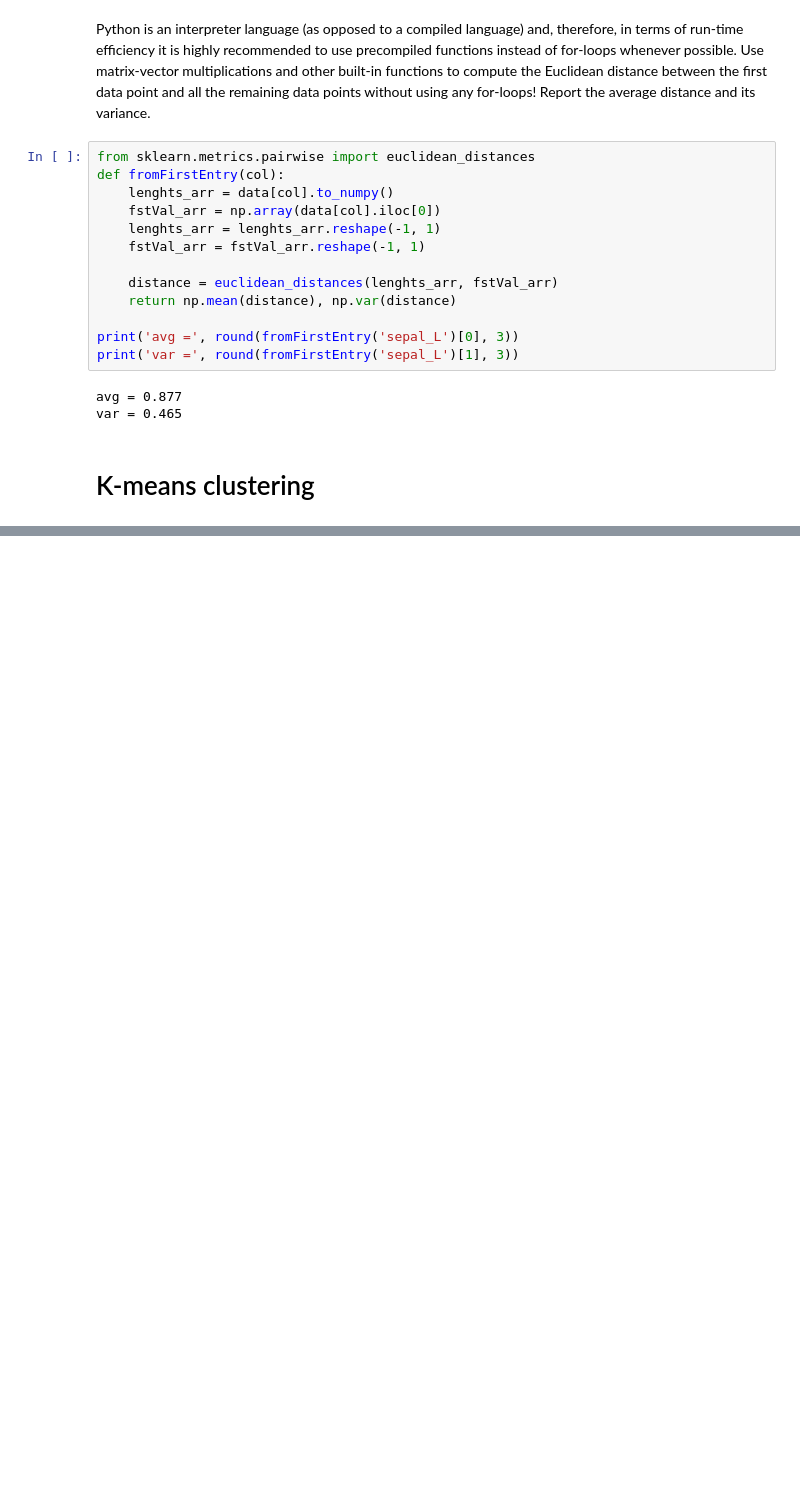
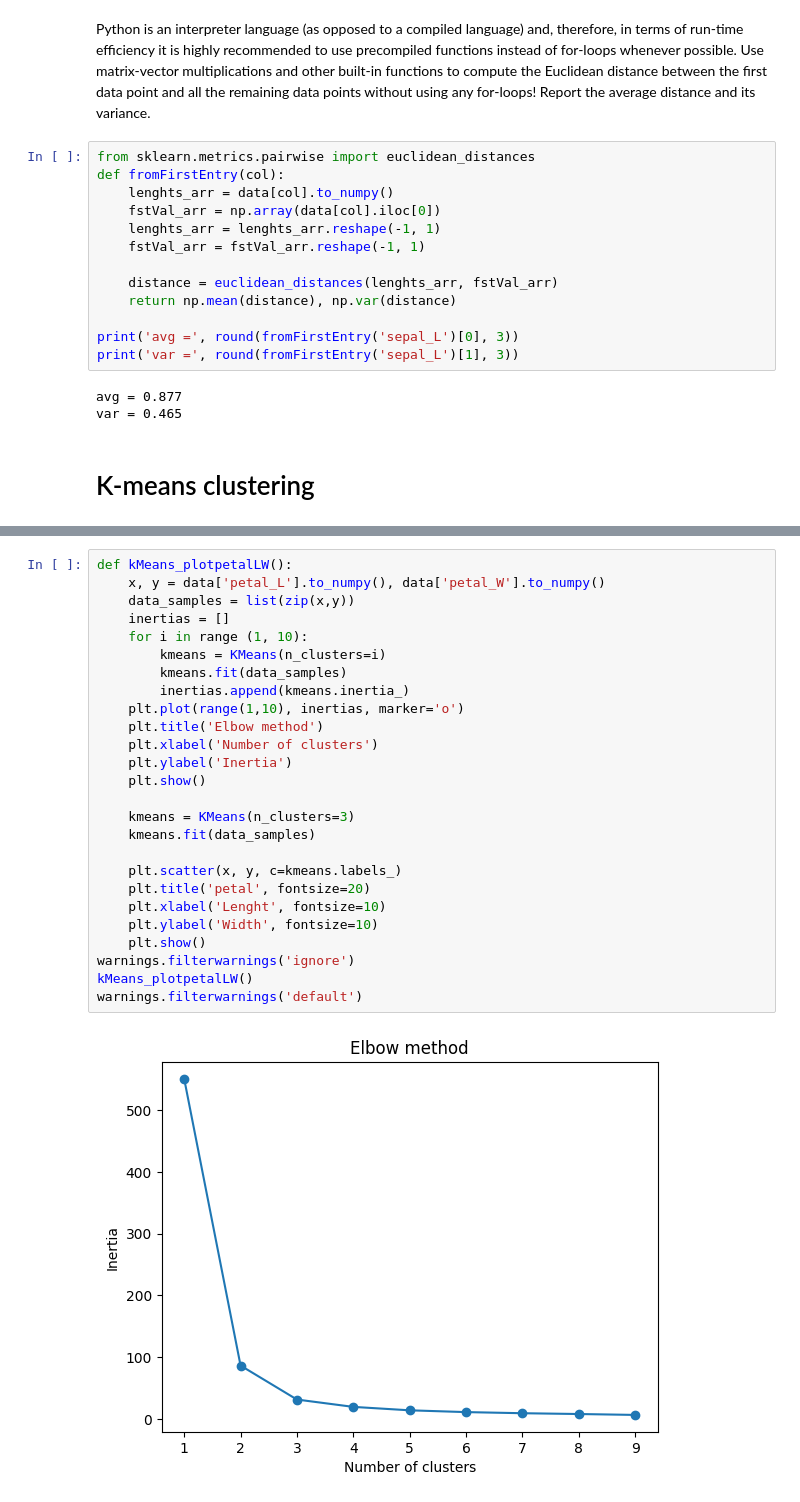
Before and after one commit to Husted42/machineLearning, a Jupyter notebook: pre/exercises/iris/pipeline.ipynb, the cells around one changed output, grey strips where cells are left out. Drawn from its saved outputs; the diff is of its cells as text; blank space fills up the shorter version.

Commit message:
add more kmeans

```diff
--- a/pre/exercises/iris/pipeline.ipynb
+++ b/pre/exercises/iris/pipeline.ipynb
@@ -156,3 +156,31 @@ warnings.filterwarnings('default')
 # %% [output]
 [figure]
 [figure]
+# %%
+def kMeans_plotpetalLW():
+    x, y = data['petal_L'].to_numpy(), data['petal_W'].to_numpy()
+    data_samples = list(zip(x,y))
+    inertias = []
+    for i in range (1, 10):
+        kmeans = KMeans(n_clusters=i)
+        kmeans.fit(data_samples)
+        inertias.append(kmeans.inertia_)
+    plt.plot(range(1,10), inertias, marker='o')
+    plt.title('Elbow method')
+    plt.xlabel('Number of clusters')
+    plt.ylabel('Inertia')
+    plt.show()
+
+    kmeans = KMeans(n_clusters=3)
+    kmeans.fit(data_samples)
+
+    plt.scatter(x, y, c=kmeans.labels_)
+    plt.title('petal', fontsize=20)
+    plt.xlabel('Lenght', fontsize=10)
+    plt.ylabel('Width', fontsize=10)
+    plt.show()
+warnings.filterwarnings('ignore')
+kMeans_plotpetalLW()
+warnings.filterwarnings('default')
+# %% [output]
+[figure, added]
```
Also changed, not shown: parts of 2 cells of this notebook, 2 other files.
